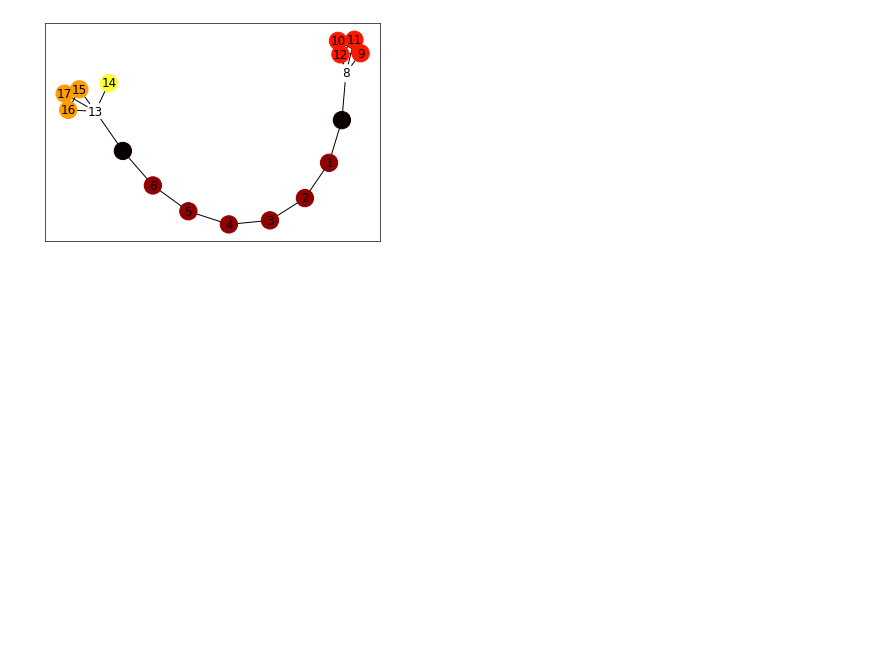
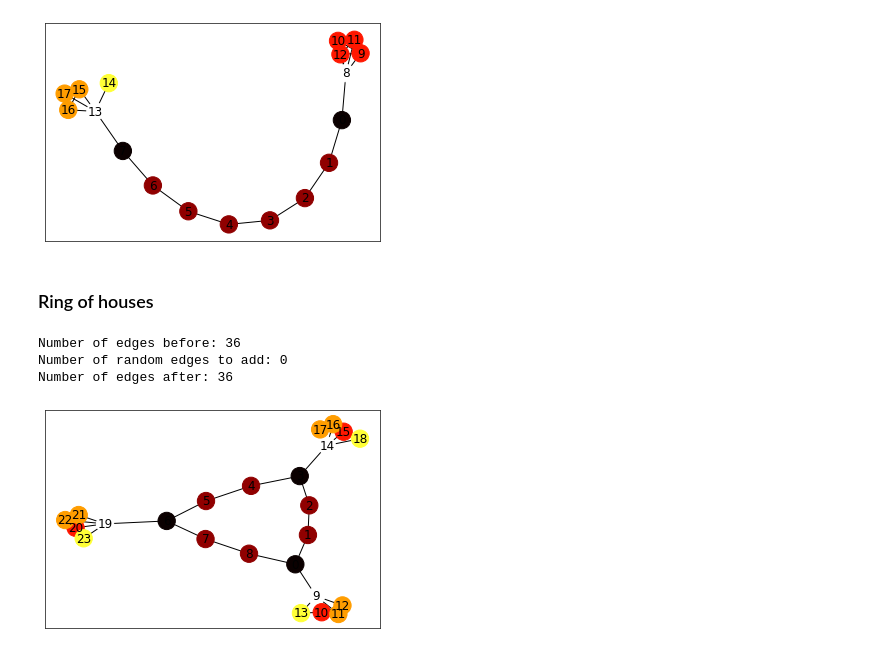
Before and after one commit to foxjas/pytorch_geometric, a Jupyter notebook: generator/generator_experiments.ipynb, the cells around one changed output. Cells and saved outputs as stored; diff of their text form; code cells hidden in the pictures; blank space fills up the shorter version.

```diff
--- a/generator/generator_experiments.ipynb
+++ b/generator/generator_experiments.ipynb
@@ -59,3 +59,22 @@ G, communities, plugins, role_id = build_structure(width_basis, basis_type, list
                             plot=True, savefig=False)
 # %% [output]
 [figure]
+# %% [markdown]
+### Ring of houses ###
+# %%
+width_basis = 9
+
+### 1. Choose the basis (cycle, torus or string)
+basis_type = cycle
+
+### 2. Add the shapes
+nb_shapes = 3  # numbers of shapes to add
+list_shapes = [[house]] * nb_shapes
+G, communities, plugins, role_id = build_structure(width_basis, basis_type, list_shapes, start=0,
+                            rdm_basis_plugins =False,
+                            plot=True, savefig=False)
+# %% [output]
+Number of edges before: 36
+Number of random edges to add: 0
+Number of edges after: 36
+[figure, added]
```
Also changed, not shown: 2 other files.
